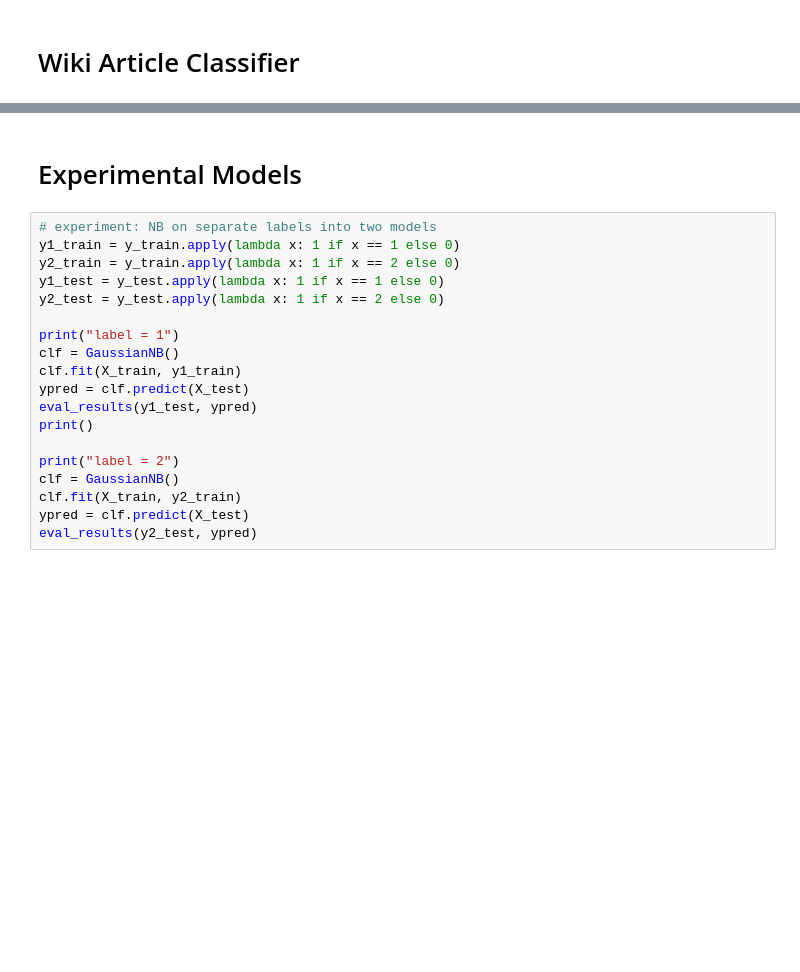
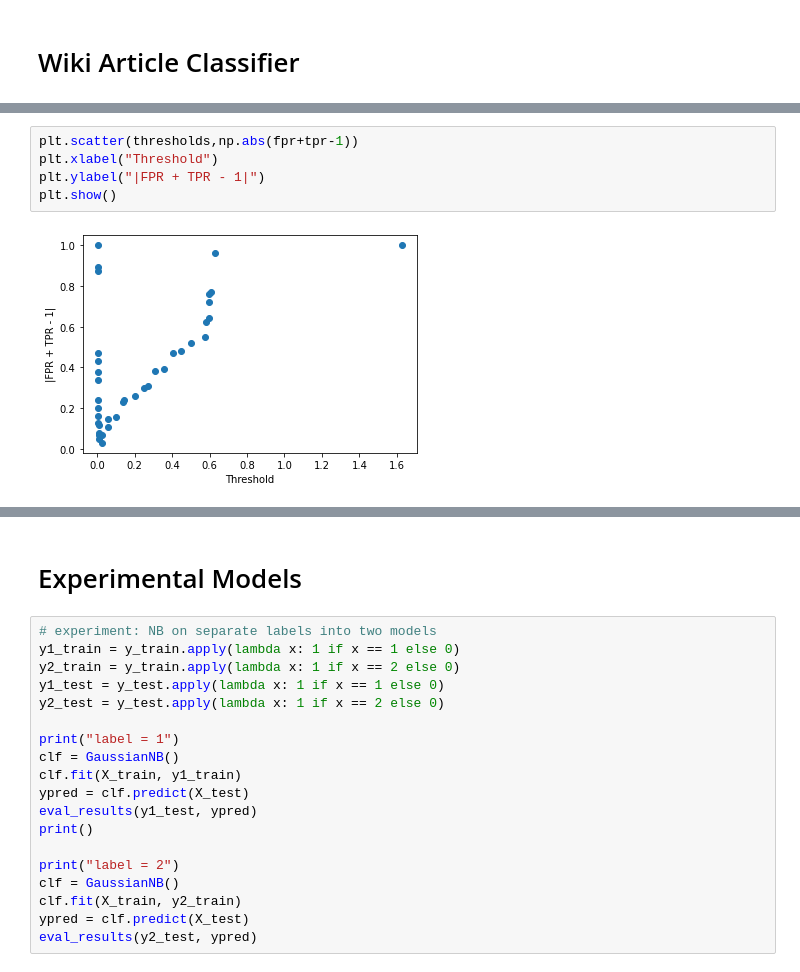
Before and after one commit to soid/columbia-catalog-scraper, a Jupyter notebook: scripts/wiki-search-playground.ipynb, the cells around one changed output, grey strips where cells are left out. Saved outputs shown, nothing was run; the diff lists cells and outputs as text; blank space fills up the shorter version.

```diff
--- a/scripts/wiki-search-playground.ipynb
+++ b/scripts/wiki-search-playground.ipynb
@@ -177,0 +457,7 @@ Confusion Matrix:
+# %%
+plt.scatter(thresholds,np.abs(fpr+tpr-1))
+plt.xlabel("Threshold")
+plt.ylabel("|FPR + TPR - 1|")
+plt.show()
+# %% [output]
+[figure, added]
```
Also changed, not shown: parts of 44 cells of this notebook, 17 other files.
